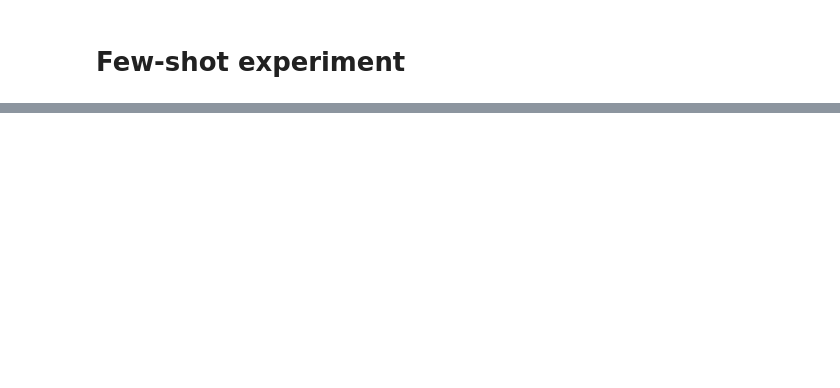
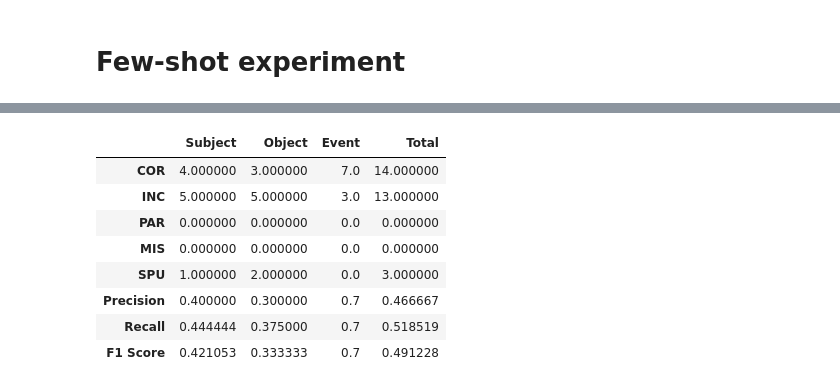
Before and after one commit to gabyarte/event-extraction-small-corpus, a Jupyter notebook: notebooks/02_gpt_for_event_extraction.ipynb, the cells around one changed output, grey strips where cells are left out. Drawn from its saved outputs; the diff is of its cells as text; code cells hidden in the pictures; blank space fills up the shorter version.

```diff
--- a/notebooks/02_gpt_for_event_extraction.ipynb
+++ b/notebooks/02_gpt_for_event_extraction.ipynb
@@ -374,2 +439,14 @@ print(few_response)
 # %%
 few_evaluation_predict = json.loads(few_response)
+# %%
+match_score(few_evaluation_data, few_evaluation_predict, 'exact')
+# %% [output]
+|  | Subject | Object | Event | Total |
+| COR | 4.000000 | 3.000000 | 7.0 | 14.000000 |
+| INC | 5.000000 | 5.000000 | 3.0 | 13.000000 |
+| PAR | 0.000000 | 0.000000 | 0.0 | 0.000000 |
+| MIS | 0.000000 | 0.000000 | 0.0 | 0.000000 |
+| SPU | 1.000000 | 2.000000 | 0.0 | 3.000000 |
+| Precision | 0.400000 | 0.300000 | 0.7 | 0.466667 |
+| Recall | 0.444444 | 0.375000 | 0.7 | 0.518519 |
+| F1 Score | 0.421053 | 0.333333 | 0.7 | 0.491228 |
```
Also changed, not shown: parts of 17 cells of this notebook, 1 other file.
